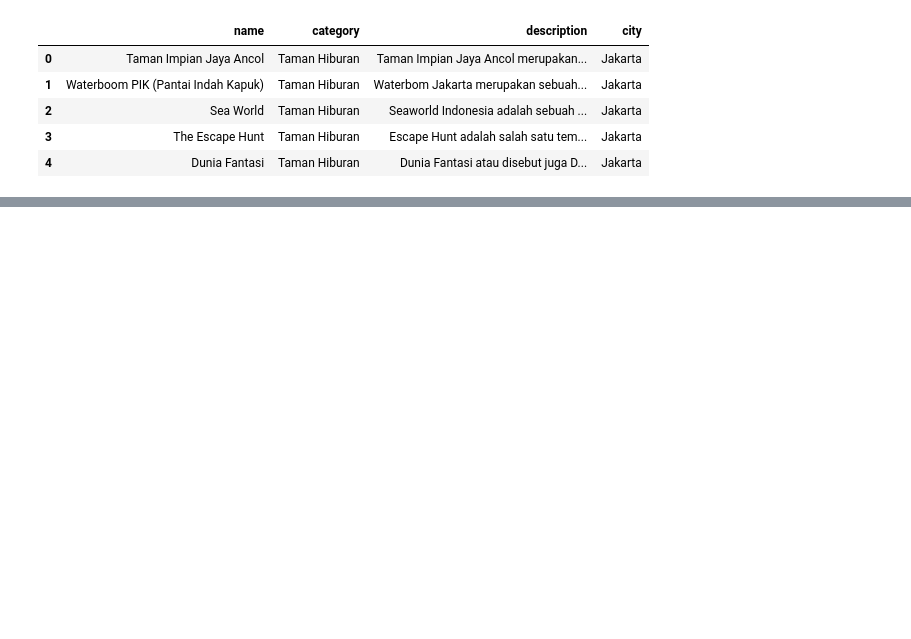
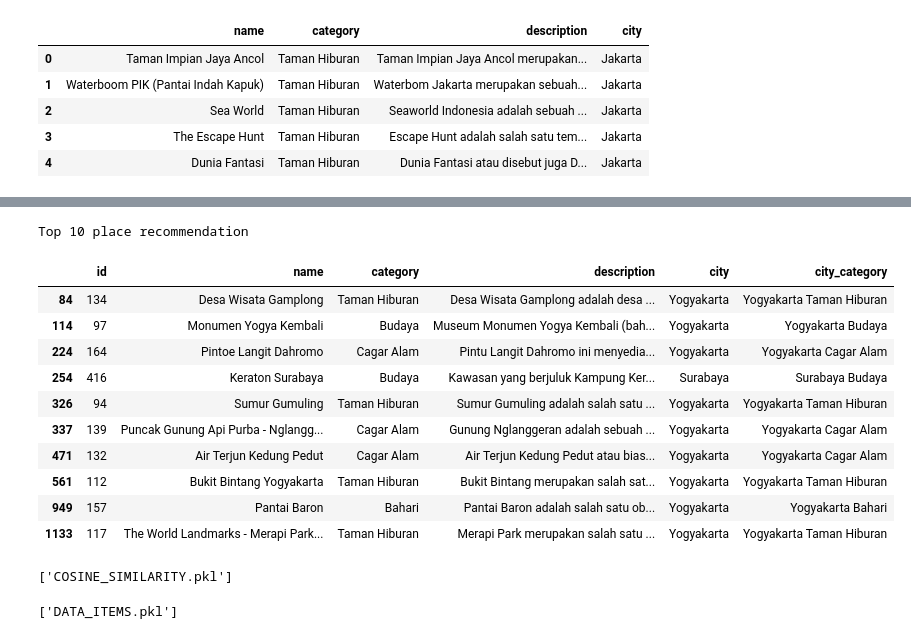
Before and after one commit to BBhavya02/Travel-System, a Jupyter notebook: trs.ipynb, the cells around one changed output, grey strips where cells are left out. Saved outputs shown, nothing was run; the diff lists cells and outputs as text; code cells hidden in the pictures; blank space fills up the shorter version.

```diff
--- a/trs.ipynb
+++ b/trs.ipynb
@@ -393,0 +588,24 @@ from pathlib import Path
+# %%
+ratings = model.predict(user_place_array).flatten()
+
+top_ratings_indices = ratings.argsort()[-10:][::-1]
+recommended_place_ids = [
+    place_encoded_to_place.get(place_not_visited[x][0]) for x in top_ratings_indices
+]
+
+print('Showing recommendations for users: {}'.format(user_id))
+
+print('Place with high ratings from user :')
+
+
+top_place_user = (
+    place_visited_by_user.sort_values(
+        by = 'Place_Ratings',
+        ascending=False
+    )
+    .head(5)
+    .Place_Id.values
+)
+
+place_df_rows = place_df[place_df['id'].isin(top_place_user)]
+pd.DataFrame(place_df_rows)
@@ -393,0 +622,17 @@ from pathlib import Path
+# %%
+print('Top 10 place recommendation')
+recommended= place_df[place_df['id'].isin(recommended_place_ids)]
+recommended
+# %% [output]
+Top 10 place recommendation
+|  | id | name | category | description | city | city_category |
+| 84 | 134 | Desa Wisata Gamplong | Taman Hiburan | Desa Wisata Gamplong adalah desa ... | Yogyakarta | Yogyakarta Taman Hiburan |
+| 114 | 97 | Monumen Yogya Kembali | Budaya | Museum Monumen Yogya Kembali (bah... | Yogyakarta | Yogyakarta Budaya |
+| 224 | 164 | Pintoe Langit Dahromo | Cagar Alam | Pintu Langit Dahromo ini menyedia... | Yogyakarta | Yogyakarta Cagar Alam |
+| 254 | 416 | Keraton Surabaya | Budaya | Kawasan yang berjuluk Kampung Ker... | Surabaya | Surabaya Budaya |
+| 326 | 94 | Sumur Gumuling | Taman Hiburan | Sumur Gumuling adalah salah satu ... | Yogyakarta | Yogyakarta Taman Hiburan |
+| 337 | 139 | Puncak Gunung Api Purba - Nglangg... | Cagar Alam | Gunung Nglanggeran adalah sebuah ... | Yogyakarta | Yogyakarta Cagar Alam |
+| 471 | 132 | Air Terjun Kedung Pedut | Cagar Alam | Air Terjun Kedung Pedut atau bias... | Yogyakarta | Yogyakarta Cagar Alam |
+| 561 | 112 | Bukit Bintang Yogyakarta | Taman Hiburan | Bukit Bintang merupakan salah sat... | Yogyakarta | Yogyakarta Taman Hiburan |
+| 949 | 157 | Pantai Baron | Bahari | Pantai Baron adalah salah satu ob... | Yogyakarta | Yogyakarta Bahari |
+| 1133 | 117 | The World Landmarks - Merapi Park... | Taman Hiburan | Merapi Park merupakan salah satu ... | Yogyakarta | Yogyakarta Taman Hiburan |
@@ -393,0 +641,4 @@ from pathlib import Path
+# %%
+joblib.dump(cosine_sim,'COSINE_SIMILARITY.pkl')
+# %% [output]
+['COSINE_SIMILARITY.pkl']
@@ -393,0 +647,4 @@ from pathlib import Path
+# %%
+joblib.dump(items,'DATA_ITEMS.pkl')
+# %% [output]
+['DATA_ITEMS.pkl']
```
Also changed, not shown: parts of 26 cells of this notebook, 2 other files.
